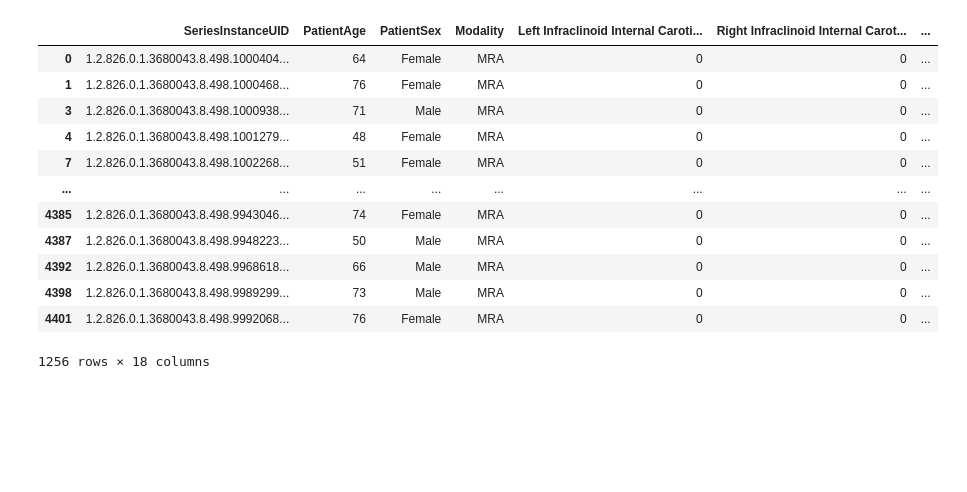
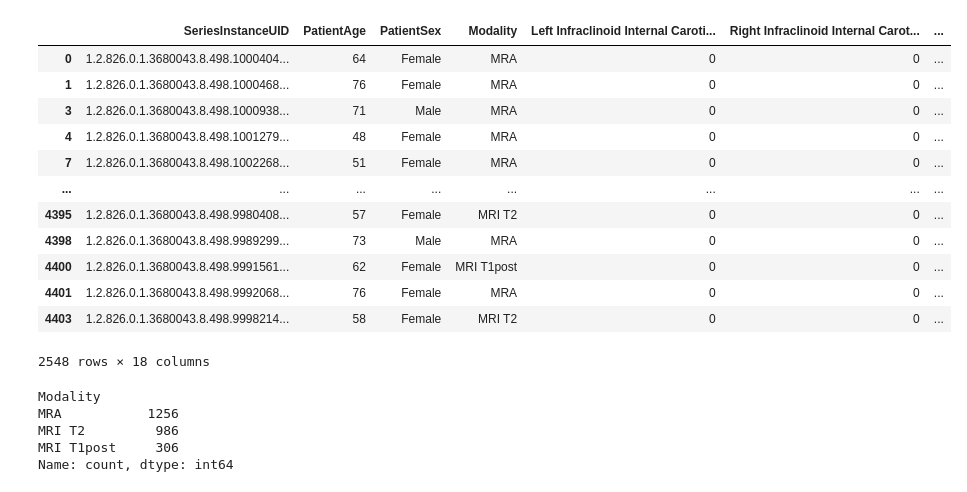
Before and after one commit to BhaveshSolanki32/Aneurysm_detection, a Jupyter notebook: mra.ipynb, the cells around one changed output. Saved outputs shown, nothing was run; the diff lists cells and outputs as text; code cells hidden in the pictures; blank space fills up the shorter version.

```diff
--- a/mra.ipynb
+++ b/mra.ipynb
@@ -7,19 +7,28 @@ import seaborn as sns
 # %%
 train_df = pd.read_csv(r'rsna-intracranial-aneurysm-detection\train.csv')
 # %%
-mr_df =  train_df[train_df['Modality'] == 'MRA']
+mr_df =  train_df[train_df['Modality'] != 'CTA']
 mr_df
 # %% [output]
 |  | SeriesInstanceUID | PatientAge | PatientSex | Modality | Left Infraclinoid Internal Caroti... | Right Infraclinoid Internal Carot... | ... |
 | 0 | 1.2.826.0.1.3680043.8.498.1000404... | 64 | Female | MRA | 0 | 0 | ... |
 | 1 | 1.2.826.0.1.3680043.8.498.1000468... | 76 | Female | MRA | 0 | 0 | ... |
 | 3 | 1.2.826.0.1.3680043.8.498.1000938... | 71 | Male | MRA | 0 | 0 | ... |
 | 4 | 1.2.826.0.1.3680043.8.498.1001279... | 48 | Female | MRA | 0 | 0 | ... |
 | 7 | 1.2.826.0.1.3680043.8.498.1002268... | 51 | Female | MRA | 0 | 0 | ... |
 | ... | ... | ... | ... | ... | ... | ... | ... |
-| 4385 | 1.2.826.0.1.3680043.8.498.9943046... | 74 | Female | MRA | 0 | 0 | ... |
-| 4387 | 1.2.826.0.1.3680043.8.498.9948223... | 50 | Male | MRA | 0 | 0 | ... |
-| 4392 | 1.2.826.0.1.3680043.8.498.9968618... | 66 | Male | MRA | 0 | 0 | ... |
+| 4395 | 1.2.826.0.1.3680043.8.498.9980408... | 57 | Female | MRI T2 | 0 | 0 | ... |
 | 4398 | 1.2.826.0.1.3680043.8.498.9989299... | 73 | Male | MRA | 0 | 0 | ... |
+| 4400 | 1.2.826.0.1.3680043.8.498.9991561... | 62 | Female | MRI T1post | 0 | 0 | ... |
 | 4401 | 1.2.826.0.1.3680043.8.498.9992068... | 76 | Female | MRA | 0 | 0 | ... |
+| 4403 | 1.2.826.0.1.3680043.8.498.9998214... | 58 | Female | MRI T2 | 0 | 0 | ... |
-1256 rows × 18 columns
+2548 rows × 18 columns
+# %%
+# mr_df['modality'] = mr_df['Modality'].str.lower()
+mr_df['Modality'].value_counts()
+# %% [output]
+Modality
+MRA           1256
+MRI T2         986
+MRI T1post     306
+Name: count, dtype: int64
```
Also changed, not shown: parts of 14 cells of this notebook, 3 other files.
